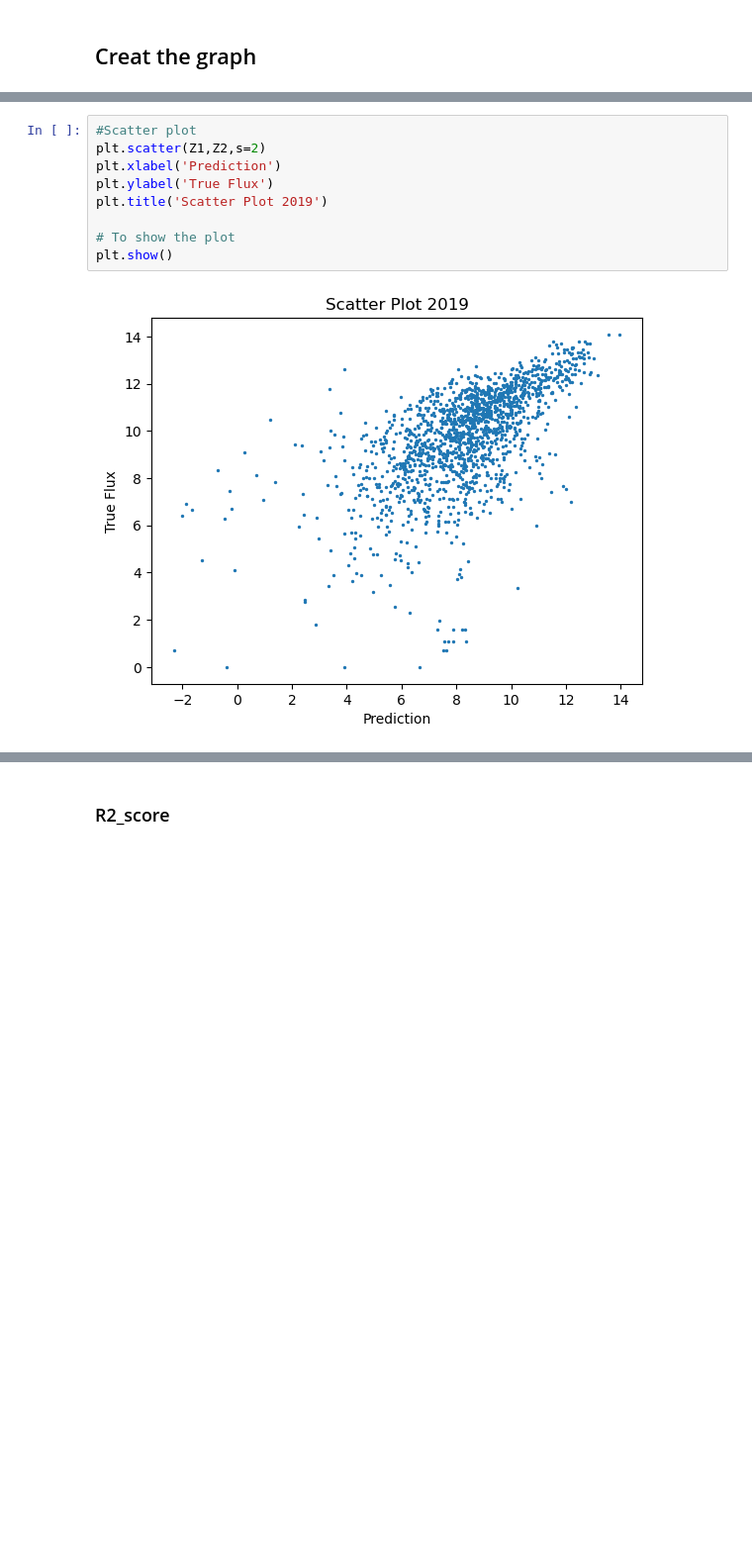
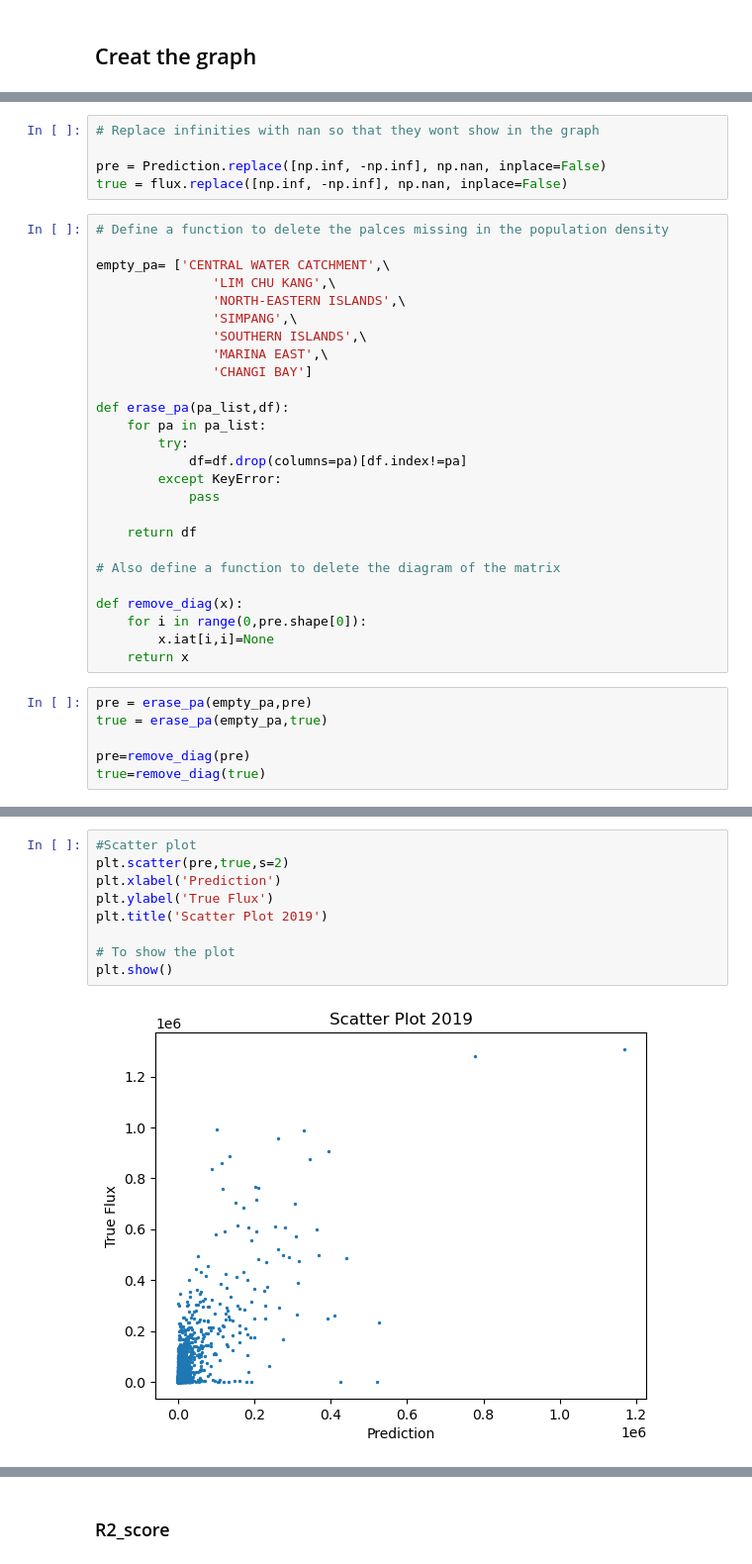
Before and after one commit to Pawpaw497/MPT-project, a Jupyter notebook: Evaluation_2019.ipynb, the cells around one changed output, grey strips where cells are left out. Shown at 99% size. Saved outputs shown, nothing was run; the diff lists cells and outputs as text; blank space fills up the shorter version.

```diff
--- a/Evaluation_2019.ipynb
+++ b/Evaluation_2019.ipynb
@@ -94,0 +40,37 @@ array([nan, nan, nan, nan, nan, nan, nan, nan, nan, nan, nan, nan, nan,
+# %%
+# Replace infinities with nan so that they wont show in the graph
+
+pre = Prediction.replace([np.inf, -np.inf], np.nan, inplace=False)
+true = flux.replace([np.inf, -np.inf], np.nan, inplace=False)
+# %%
+# Define a function to delete the palces missing in the population density
+
+empty_pa= ['CENTRAL WATER CATCHMENT',\
+               'LIM CHU KANG',\
+               'NORTH-EASTERN ISLANDS',\
+               'SIMPANG',\
+               'SOUTHERN ISLANDS',\
+               'MARINA EAST',\
+               'CHANGI BAY']
+
+def erase_pa(pa_list,df):
+    for pa in pa_list:
+        try:
+            df=df.drop(columns=pa)[df.index!=pa]
+        except KeyError:
+            pass
+
+    return df
+
+# Also define a function to delete the diagram of the matrix
+
+def remove_diag(x):
+    for i in range(0,pre.shape[0]):
+        x.iat[i,i]=None
+    return x
+# %%
+pre = erase_pa(empty_pa,pre)
+true = erase_pa(empty_pa,true)
+
+pre=remove_diag(pre)
+true=remove_diag(true)
@@ -118,12 +104,12 @@ plt.show()
 # %%
 #Scatter plot
-plt.scatter(Z1,Z2,s=2)
+plt.scatter(pre,true,s=2)
 plt.xlabel('Prediction')
 plt.ylabel('True Flux')
 plt.title('Scatter Plot 2019')
 
 # To show the plot
 plt.show()
 # %% [output]
-[figure, old version]
+[figure, new version]
 # %% [markdown]
```
Also changed, not shown: parts of 45 cells of this notebook, 7 other files.
